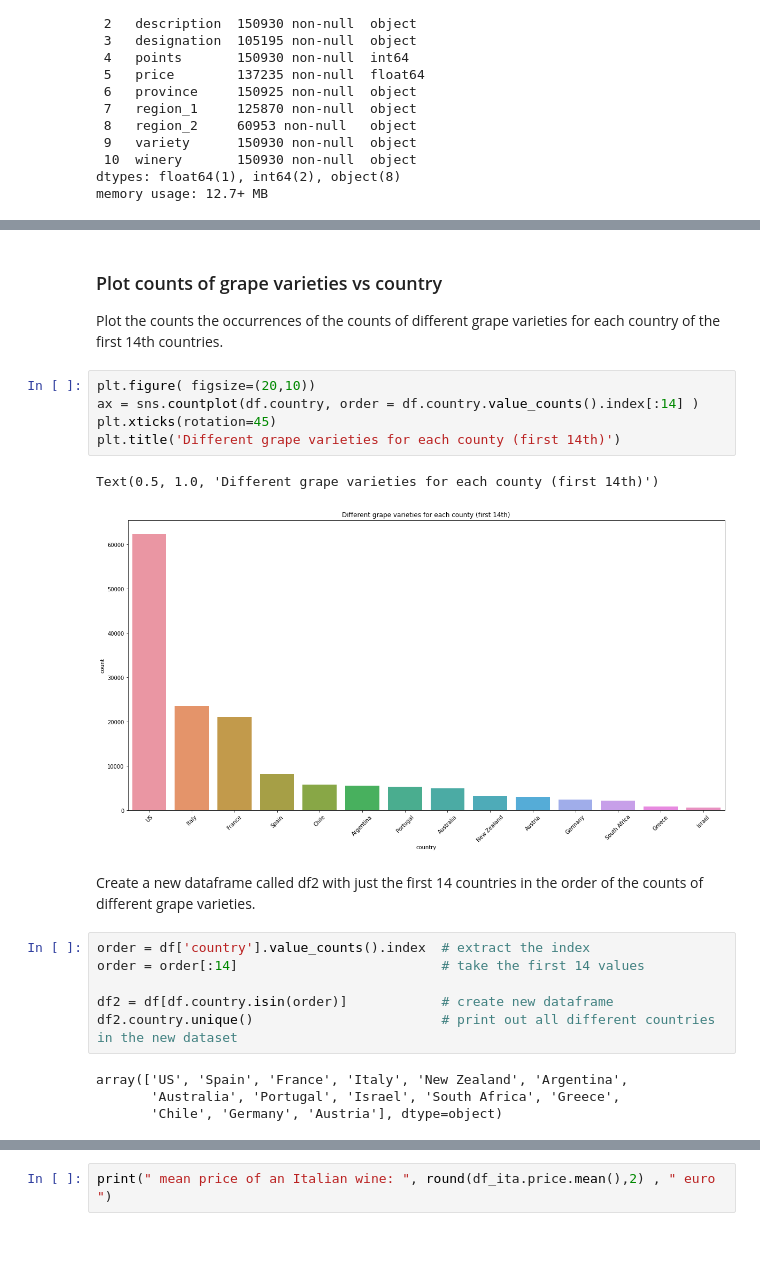
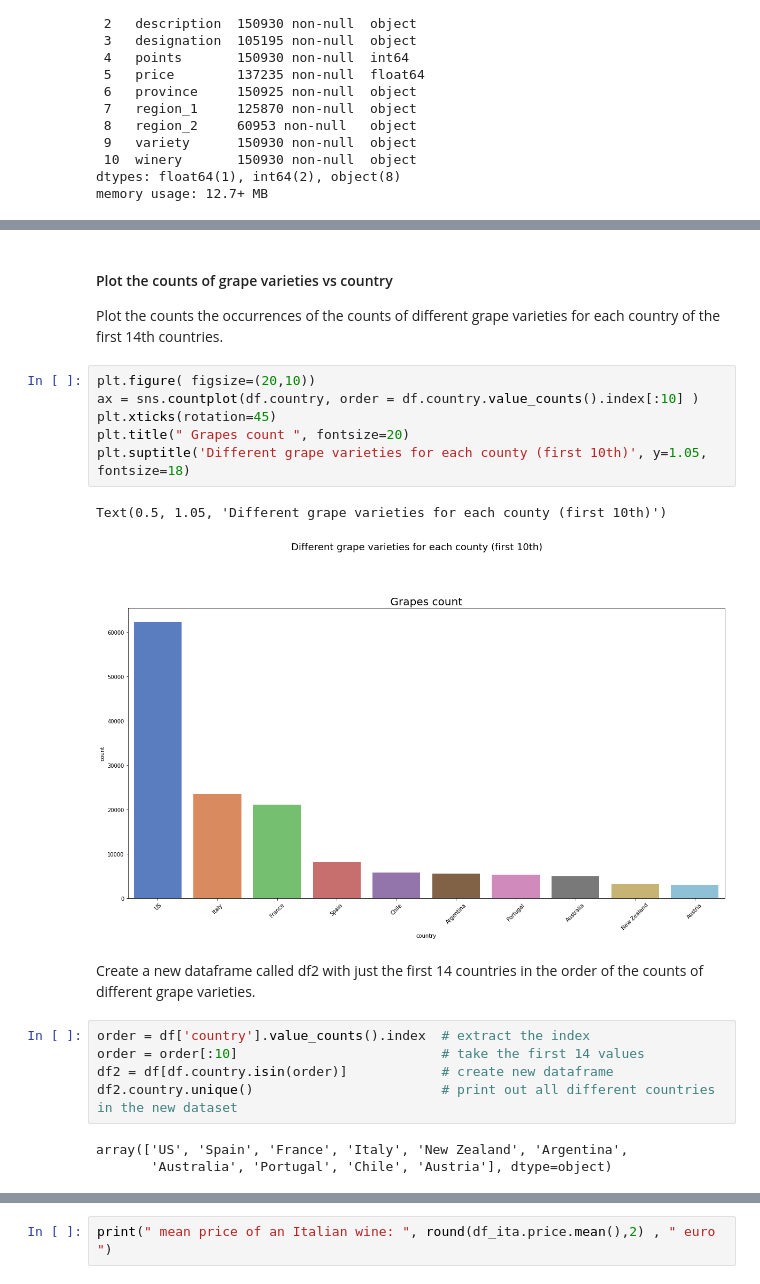
Before and after one commit to erma0x/wine-data-analysis, a Jupyter notebook: wine_review_code.ipynb, the cells around one changed output, grey strips where cells are left out. Cells and saved outputs as stored; diff of their text form; blank space fills up the shorter version.

```diff
--- a/wine_review_code.ipynb
+++ b/wine_review_code.ipynb
@@ -120,25 +78,24 @@ dtype: int64
 # %% [markdown]
-### Plot counts of grape varieties vs country
+#### Plot the counts of grape varieties vs country
 Plot the counts the occurrences of the counts of different grape varieties for each country of the first 14th countries.
 # %%
 plt.figure( figsize=(20,10))
-ax = sns.countplot(df.country, order = df.country.value_counts().index[:14] )
+ax = sns.countplot(df.country, order = df.country.value_counts().index[:10] )
 plt.xticks(rotation=45)
-plt.title('Different grape varieties for each county (first 14th)')
+plt.title(" Grapes count ", fontsize=20)
+plt.suptitle('Different grape varieties for each county (first 10th)', y=1.05, fontsize=18)
 # %% [output]
-Text(0.5, 1.0, 'Different grape varieties for each county (first 14th)')
+Text(0.5, 1.05, 'Different grape varieties for each county (first 10th)')
-[figure, old version]
+[figure, new version]
 # %% [markdown]
 Create a new dataframe called df2 with just the first 14 countries
 in the order of the counts of different grape varieties.
 # %%
 order = df['country'].value_counts().index  # extract the index
-order = order[:14]                          # take the first 14 values
-
+order = order[:10]                          # take the first 14 values
 df2 = df[df.country.isin(order)]            # create new dataframe
 df2.country.unique()                        # print out all different countries in the new dataset
 # %% [output]
 array(['US', 'Spain', 'France', 'Italy', 'New Zealand', 'Argentina',
-       'Australia', 'Portugal', 'Israel', 'South Africa', 'Greece',
-       'Chile', 'Germany', 'Austria'], dtype=object)
+       'Australia', 'Portugal', 'Chile', 'Austria'], dtype=object)
 # %% [markdown]
```
Also changed, not shown: parts of 54 cells of this notebook, 3 other files.
